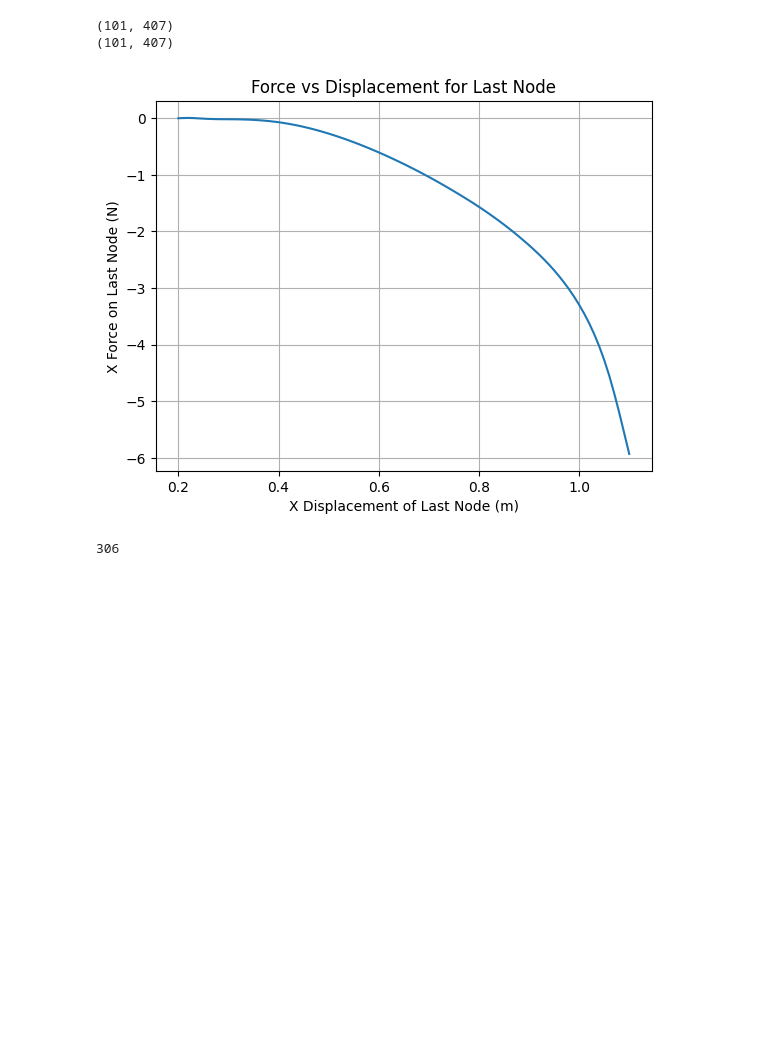
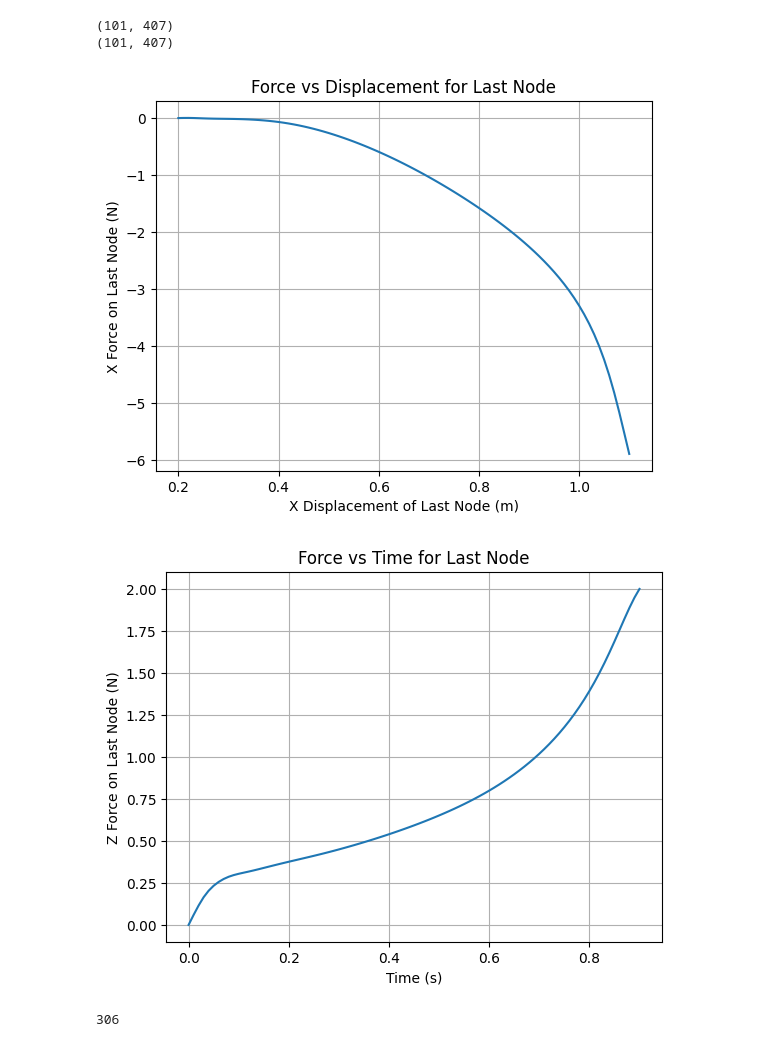
Before and after one commit to StructuresComp/dismech-python, a Jupyter notebook: experiments/slinky_2D_training_sim.ipynb, the cells around one changed output. Drawn from its saved outputs; the diff is of its cells as text; code cells hidden in the pictures; blank space fills up the shorter version.

```diff
--- a/experiments/slinky_2D_training_sim.ipynb
+++ b/experiments/slinky_2D_training_sim.ipynb
@@ -112,21 +114,32 @@ print(qs.shape)
 # %%
 # plot force vs displacement for the last node
 last_idx_of_interest = 10 # ignore the last 100 frames where the force goes to zero
 # filter all force qs to last_idx_of_interest
 q_filtered = qs[:-last_idx_of_interest, :]
 F_filtered = Fs_arr[:-last_idx_of_interest, :]
 t_filtered = t_arr[:-last_idx_of_interest]
 
 last_node_x_disp = q_filtered[:, robot.end_node_dof_index-3] # x is the first dof of the last node
 plt.figure()
 plt.plot(last_node_x_disp[:], F_filtered[:, 0]) # x component of the force
 plt.xlabel('X Displacement of Last Node (m)')
 plt.ylabel('X Force on Last Node (N)')
 plt.title('Force vs Displacement for Last Node')
 plt.grid()
 plt.show()
+
+
+# last node z force with time
+plt.figure()
+plt.plot(t_filtered[:], F_filtered[:, 2]) # z component of the force
+plt.xlabel('Time (s)')
+plt.ylabel('Z Force on Last Node (N)')
+plt.title('Force vs Time for Last Node')
+plt.grid()
+plt.show()
 # %% [output]
 [figure]
+[figure, added]
 # %%
 import numpy as np
 
```
Also changed, not shown: parts of 4 cells of this notebook, 3 other files.
